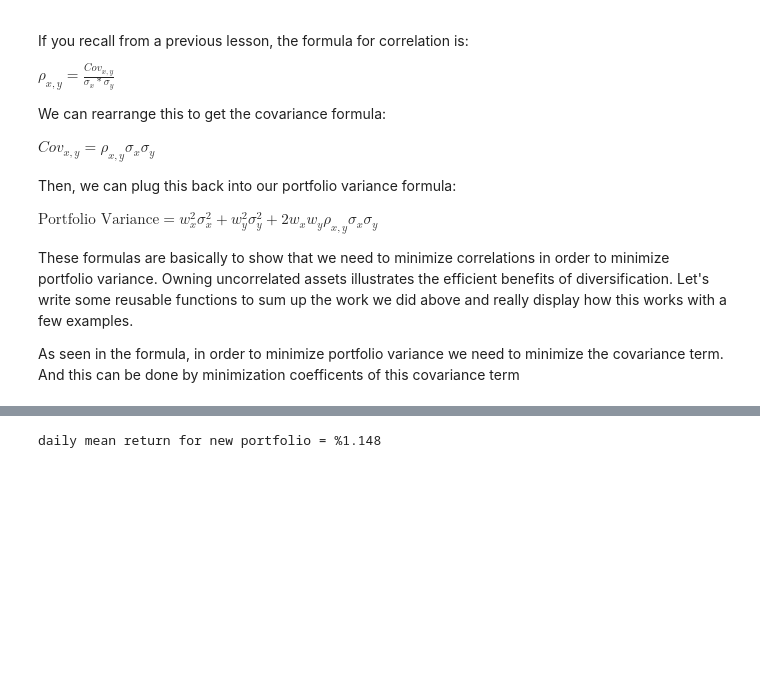
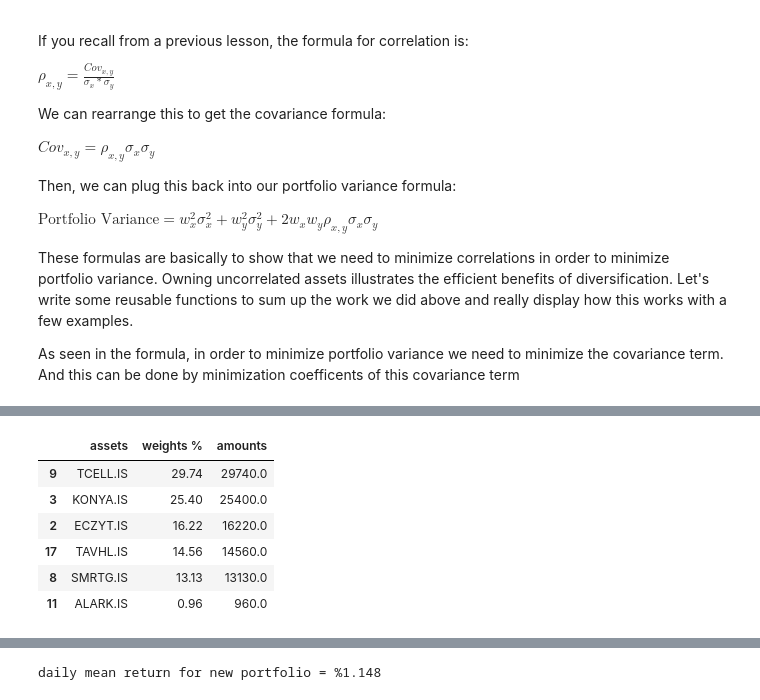
Before and after one commit to MarkovMarkowitz/MarkovMarkowitz, a Jupyter notebook: ON2_Markowitz_Efficient_Frontier_v2A.ipynb, the cells around one changed output, grey strips where cells are left out. Saved outputs shown, nothing was run; the diff lists cells and outputs as text; code cells hidden in the pictures; blank space fills up the shorter version.

```diff
--- a/ON2_Markowitz_Efficient_Frontier_v2A.ipynb
+++ b/ON2_Markowitz_Efficient_Frontier_v2A.ipynb
@@ -1033,14 +1038,23 @@ TAVHL.IS  14.56                           14600.0
 ISDMR.IS   0.00                               0.0
 ... (4 outputs left out)
 # %%
-Portfolio_Amounts = np.round(100000*Portfolio_Weights)
+Portfolio_Amounts = np.round(CURRENT_T2*Portfolio_Weights,4)
 # %%
 InitialPrices = pf_data.iloc[0,0:]
 # %%
-show_df = pd.DataFrame({"assets":Portfolio_Assets.index.T, "weights %": np.round(100*Portfolio_Weights,2), "amounts": Portfolio_Amounts})
+show_df = pd.DataFrame({"assets":Portfolio_Assets.index.T, "weights %": np.round(100*Portfolio_Weights,4), "amounts": Portfolio_Amounts})
 show_df = show_df.loc[(show_df["weights %"]>0)]
-show_df.sort_values(by=['weights %'],ascending=False)
+show_df = show_df.sort_values(by=['weights %'],ascending=False)
 show_df.to_csv(f"Best_PF_For_{exchange}.csv")
+show_df
+# %% [output]
+|  | assets | weights % | amounts |
+| 9 | TCELL.IS | 29.74 | 29740.0 |
+| 3 | KONYA.IS | 25.40 | 25400.0 |
+| 2 | ECZYT.IS | 16.22 | 16220.0 |
+| 17 | TAVHL.IS | 14.56 | 14560.0 |
+| 8 | SMRTG.IS | 13.13 | 13130.0 |
+| 11 | ALARK.IS | 0.96 | 960.0 |
 # %%
 pf_data.iloc[-1,0:]
 # %% [output]
```
Also changed, not shown: parts of 2 cells of this notebook.
